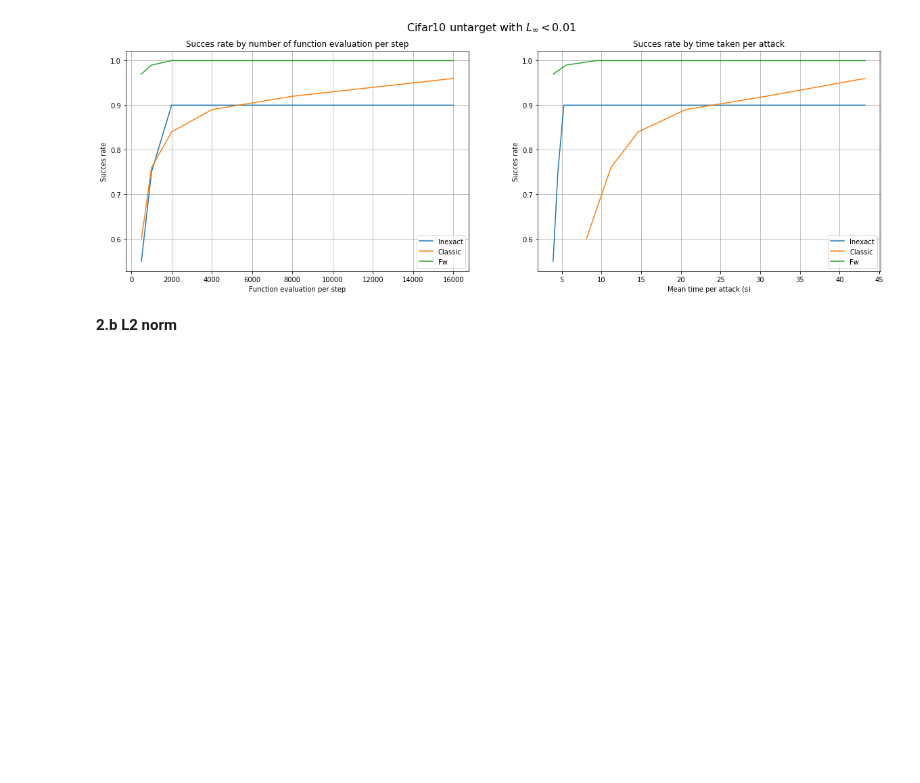
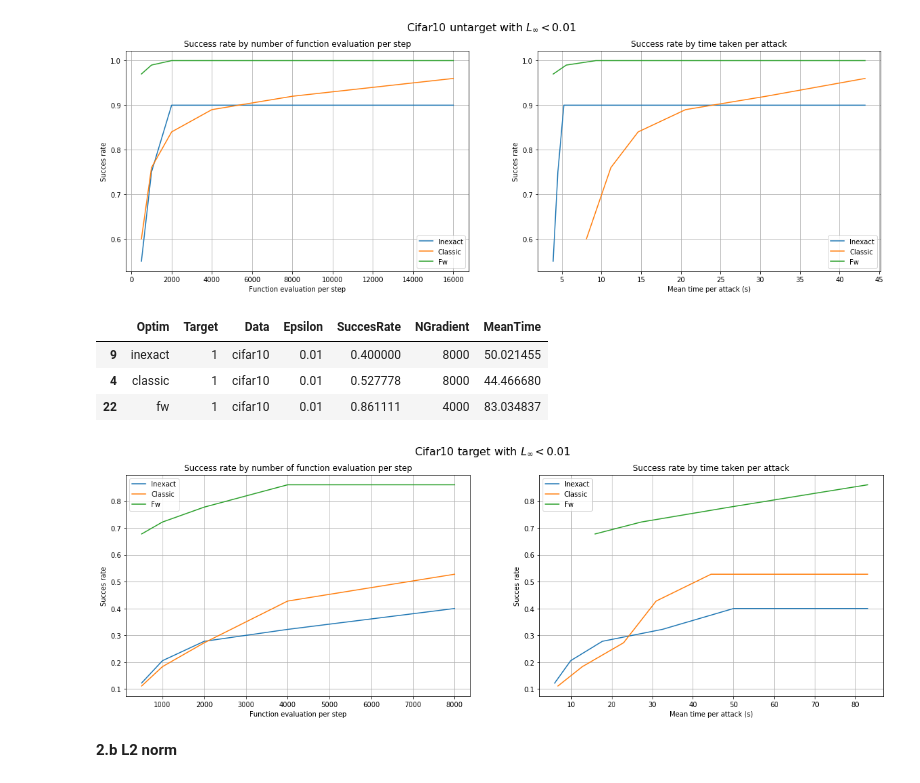
Before and after one commit to f-grimaldi/AdvAttack, a Jupyter notebook: results/Summary Results.ipynb, the cells around one changed output. Drawn from its saved outputs; the diff is of its cells as text; code cells hidden in the pictures; blank space fills up the shorter version.

```diff
--- a/results/Summary Results.ipynb
+++ b/results/Summary Results.ipynb
@@ -260,6 +261,31 @@ plot_by_time(df, ax, title='Succes rate by time taken per attack')
 plt.show()
 # %% [output]
 [figure]
+# %%
+### TARGET
+target = 'CTI.csv'
+target_folder = ['InexactZSCG', 'ClassicZSCG', 'FrankWolfe']
+features = ['Optim', 'Target', 'Data', 'Epsilon', 'SuccesRate', 'NGradient', 'MeanTime']
+epsilon = 0.01
+
+df = get_dataframe(target, target_folder, features, epsilon)
+latex_table = create_table(df)
+latex_table
+# %% [output]
+|  | Optim | Target | Data | Epsilon | SuccesRate | NGradient | MeanTime |
+| 9 | inexact | 1 | cifar10 | 0.01 | 0.400000 | 8000 | 50.021455 |
+| 4 | classic | 1 | cifar10 | 0.01 | 0.527778 | 8000 | 44.466680 |
+| 22 | fw | 1 | cifar10 | 0.01 | 0.861111 | 4000 | 83.034837 |
+# %%
+fig = plt.figure(figsize = (20, 6))
+fig.suptitle('Cifar10 target with $L_{\infty} < 0.01$', fontsize=16)
+ax = fig.add_subplot(1, 2, 1)
+plot_by_gradient(df, ax, title='Success rate by number of function evaluation per step')
+ax = fig.add_subplot(1, 2, 2)
+plot_by_time(df, ax, title='Success rate by time taken per attack')
+plt.show()
+# %% [output]
+[figure, added]
 # %% [markdown]
 **2.b L2 norm**
 # %%
```
Also changed, not shown: parts of 10 cells of this notebook, 3 other files.
